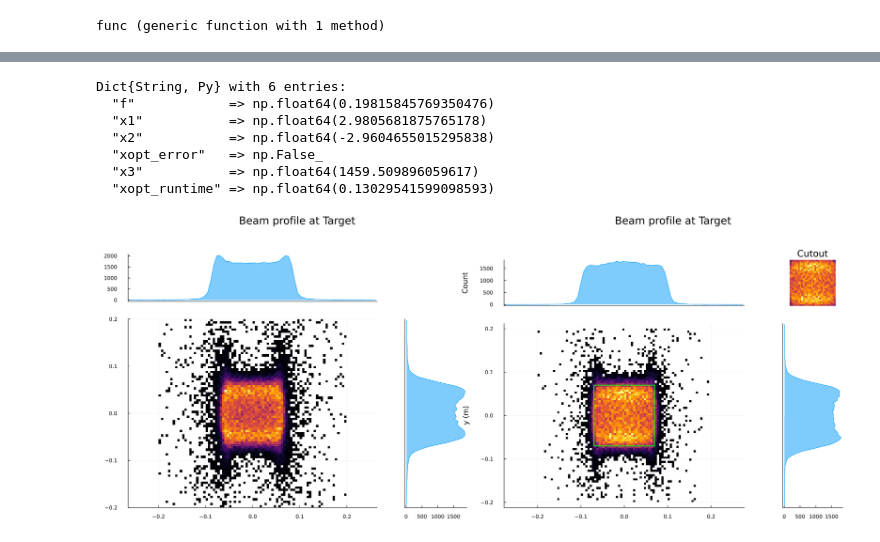
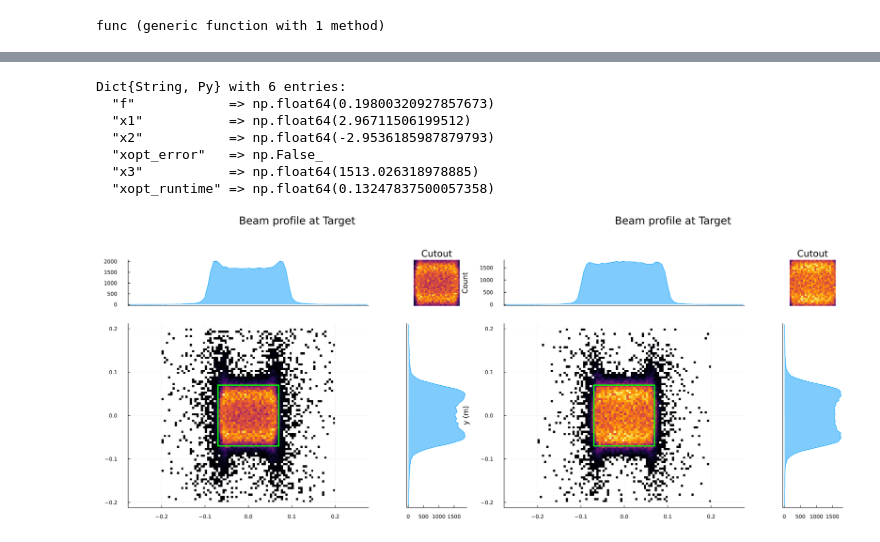
Before and after one commit to eiad-hamwi/NSRL, a Jupyter notebook: nsrl_julia.ipynb, the cells around one changed output, grey strips where cells are left out. Cells and saved outputs as stored; diff of their text form; code cells hidden in the pictures.

```diff
--- a/nsrl_julia.ipynb
+++ b/nsrl_julia.ipynb
@@ -59,7 +58,9 @@ p0 = hist(
     nx=80, ny=80,
     h=0.07, v=0.07,
     cutout=true
-)["figure"]
+);
+
+p0["figure"]
 # %% [output]
 [figure]
 # %%
@@ -193,5 +175,10 @@ X.evaluate_data(_tmp)
 # %%
-@time for i in 1:250
+start_time = time()
+@time for i in 1:100
     X.step()
+    if i%10 == 0
+        println("$i steps complete: $(time() - start_time) seconds")
+    end
 end
+println("Bayesian optimization complete")
 # %% [output]
@@ -207,28 +205,27 @@ values = collect(py_series.values)
 jl_dict = Dict(string(k) => v for (k, v) in zip(keys, values))
 # %% [output]
 Dict{String, Py} with 6 entries:
-  "f"            => np.float64(0.19815845769350476)
-  "x1"           => np.float64(2.9805681875765178)
-  "x2"           => np.float64(-2.9604655015295838)
+  "f"            => np.float64(0.19800320927857673)
+  "x1"           => np.float64(2.96711506199512)
+  "x2"           => np.float64(-2.9536185987879793)
   "xopt_error"   => np.False_
-  "x3"           => np.float64(1459.509896059617)
-  "xopt_runtime" => np.float64(0.13029541599098593)
+  "x3"           => np.float64(1513.026318978885)
+  "xopt_runtime" => np.float64(0.13247837500057358)
 # %%
-#println(box_merit(box(h = 0.07, v = 0.07)))
-
 Q3.Bn1 =  pyconvert(Float64, jl_dict["x1"]) #2.967012114407703
 Q4.Bn1 =  pyconvert(Float64, jl_dict["x2"]) #-2.95254862450049
 O1.Bn3 = -pyconvert(Float64, jl_dict["x3"]) #-1490.8026736329402
 O2.Bn3 =  pyconvert(Float64, jl_dict["x3"]) #1490.8026736329402
 
-#println(box_merit(box(h = 0.07, v = 0.07)))
-b_tmp = deepcopy(b0)
-track!(b_tmp, nsrl)
-p_tmp = hist(b_tmp, nx=80, ny=80, cutout=true, h=0.07, v=0.07);
+
+tmp = track(nsrl, coords)
+
+p_tmp = hist(tmp, nx=80, ny=80, cutout=true, h=0.07, v=0.07);
+
 
 plot(p0["figure"], p_tmp["figure"], size=(1700, 700))
 # %% [output]
-[figure, old version]
+[figure, new version]
 # %%
 merit_size = Array{Float64}(undef, 21, 21, 3, 2)
 
```
Also changed, not shown: parts of 7 cells of this notebook, 1 other file.
